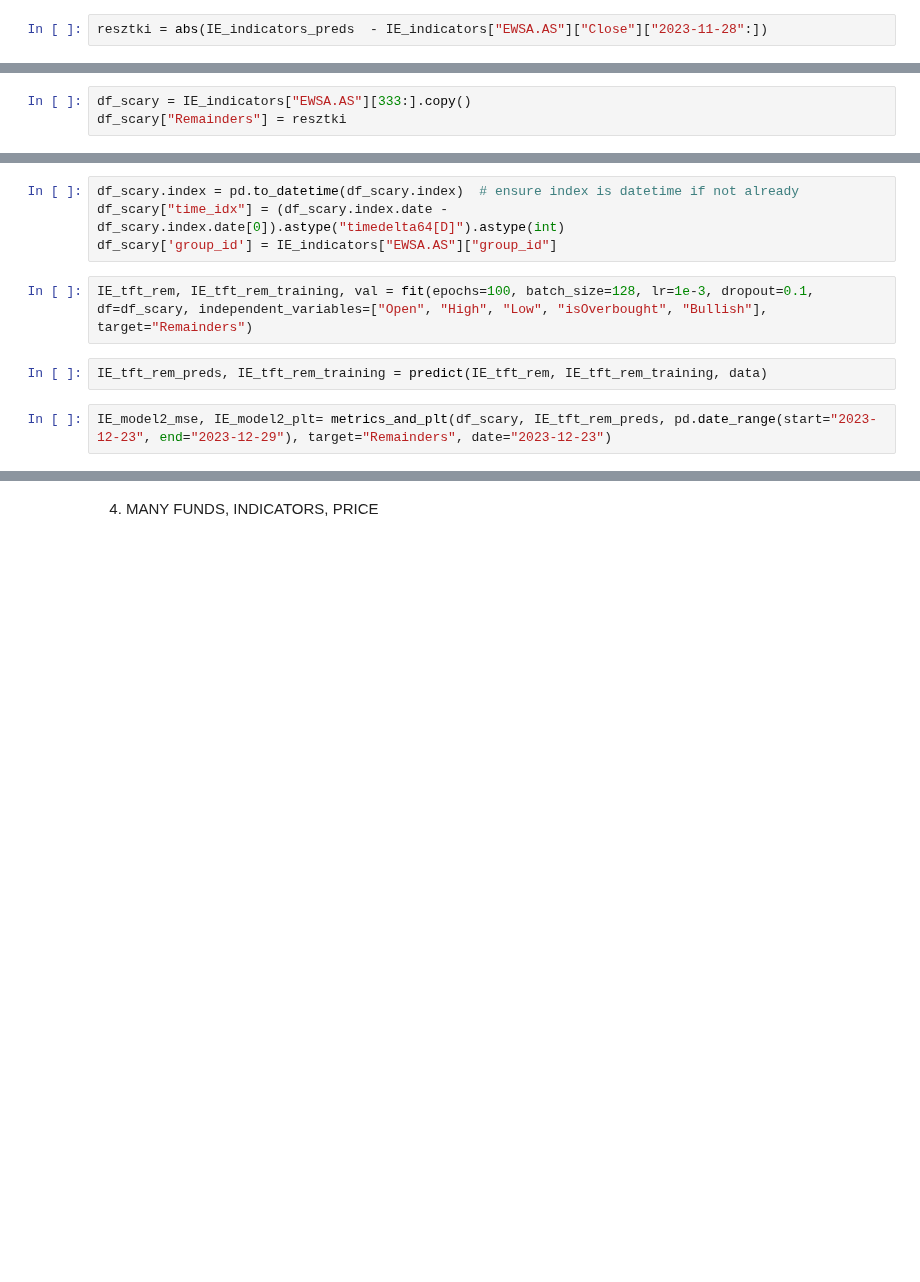
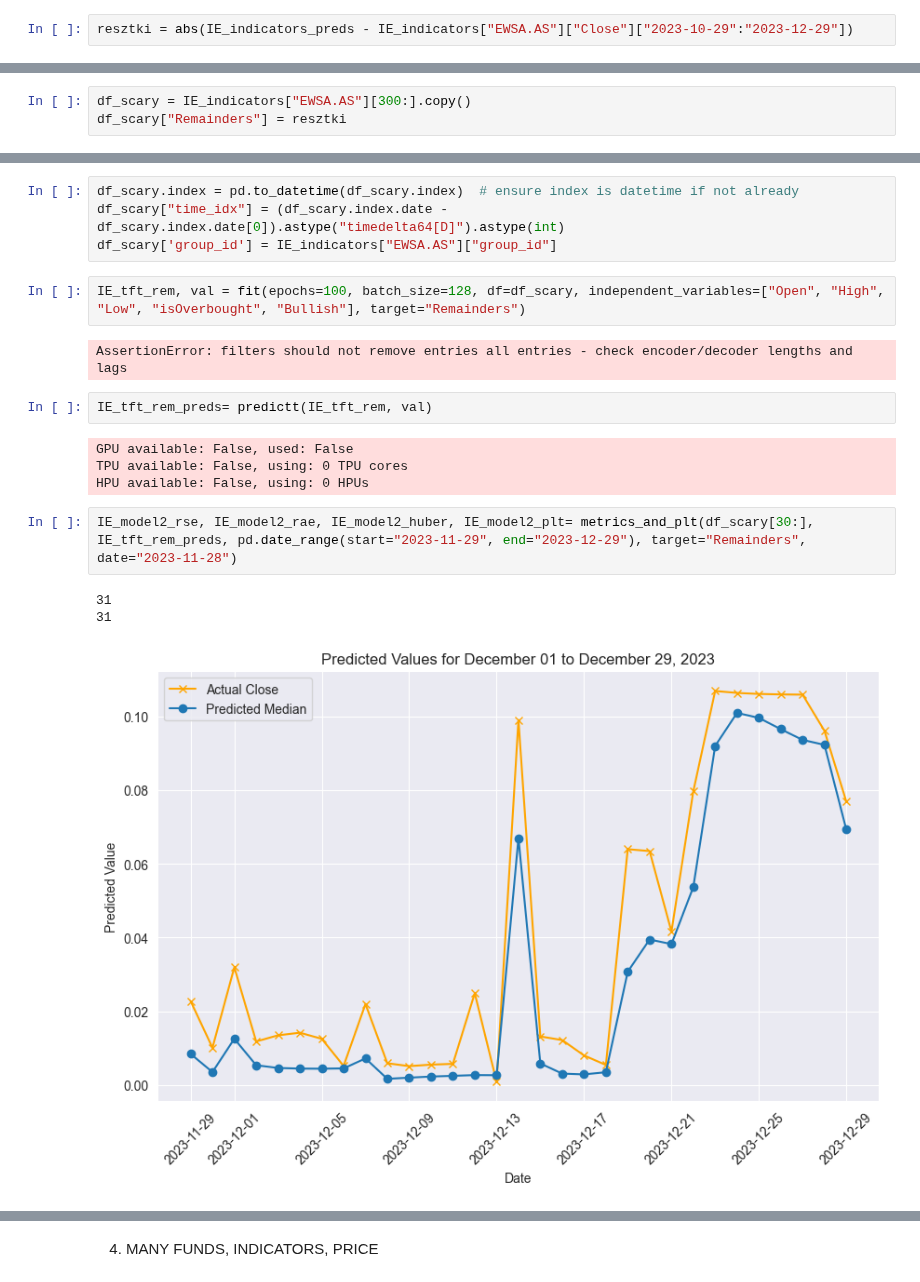
Before and after one commit to akrokosz/HF_Thesis, a Jupyter notebook: main.ipynb, the cells around one changed output, grey strips where cells are left out. Drawn from its saved outputs; the diff is of its cells as text; blank space fills up the shorter version.

```diff
--- a/main.ipynb
+++ b/main.ipynb
@@ -468,6 +499,6 @@ IE_indicators_mse
 # %% [markdown]
 3) ONE FUND, INDICATORS, RESIDUALS
 # %%
-resztki = abs(IE_indicators_preds  - IE_indicators["EWSA.AS"]["Close"]["2023-11-28":])
+resztki = abs(IE_indicators_preds - IE_indicators["EWSA.AS"]["Close"]["2023-10-29":"2023-12-29"])
 # %%
 resztki
@@ -474,5 +518,5 @@ resztki
 # %%
-df_scary = IE_indicators["EWSA.AS"][333:].copy()
+df_scary = IE_indicators["EWSA.AS"][300:].copy()
 df_scary["Remainders"] = resztki
 # %%
 df_scary
@@ -481,8 +539,18 @@ df_scary.index = pd.to_datetime(df_scary.index)  # ensure index is datetime if n
 df_scary["time_idx"] = (df_scary.index.date - df_scary.index.date[0]).astype("timedelta64[D]").astype(int)
 df_scary['group_id'] = IE_indicators["EWSA.AS"]["group_id"]
 # %%
-IE_tft_rem, IE_tft_rem_training, val = fit(epochs=100, batch_size=128, lr=1e-3, dropout=0.1, df=df_scary, independent_variables=["Open", "High", "Low", "isOverbought", "Bullish"], target="Remainders")
+IE_tft_rem, val = fit(epochs=100, batch_size=128, df=df_scary, independent_variables=["Open", "High", "Low", "isOverbought", "Bullish"], target="Remainders")
+# %% [output]
+AssertionError: filters should not remove entries all entries - check encoder/decoder lengths and lags
-# %%
-IE_tft_rem_preds, IE_tft_rem_training = predict(IE_tft_rem, IE_tft_rem_training, data)
+# %%
+IE_tft_rem_preds= predictt(IE_tft_rem, val)
+# %% [output]
+GPU available: False, used: False
+TPU available: False, using: 0 TPU cores
+HPU available: False, using: 0 HPUs
 # %%
-IE_model2_mse, IE_model2_plt= metrics_and_plt(df_scary, IE_tft_rem_preds, pd.date_range(start="2023-12-23", end="2023-12-29"), target="Remainders", date="2023-12-23")
+IE_model2_rse, IE_model2_rae, IE_model2_huber, IE_model2_plt= metrics_and_plt(df_scary[30:], IE_tft_rem_preds, pd.date_range(start="2023-11-29", end="2023-12-29"), target="Remainders", date="2023-11-28")
+# %% [output]
+31
+31
+[figure, added]
```
Also changed, not shown: parts of 44 cells of this notebook.
